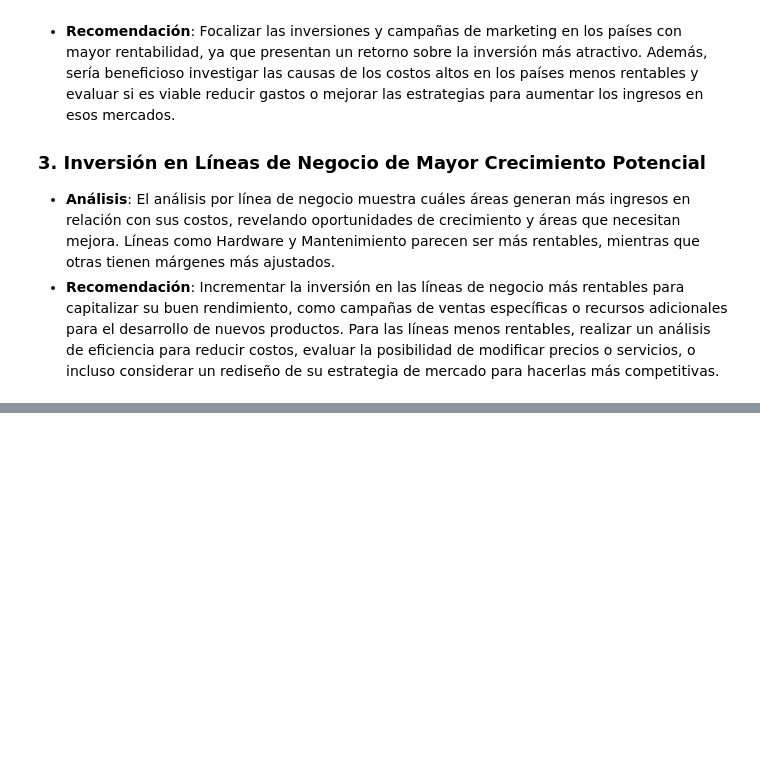
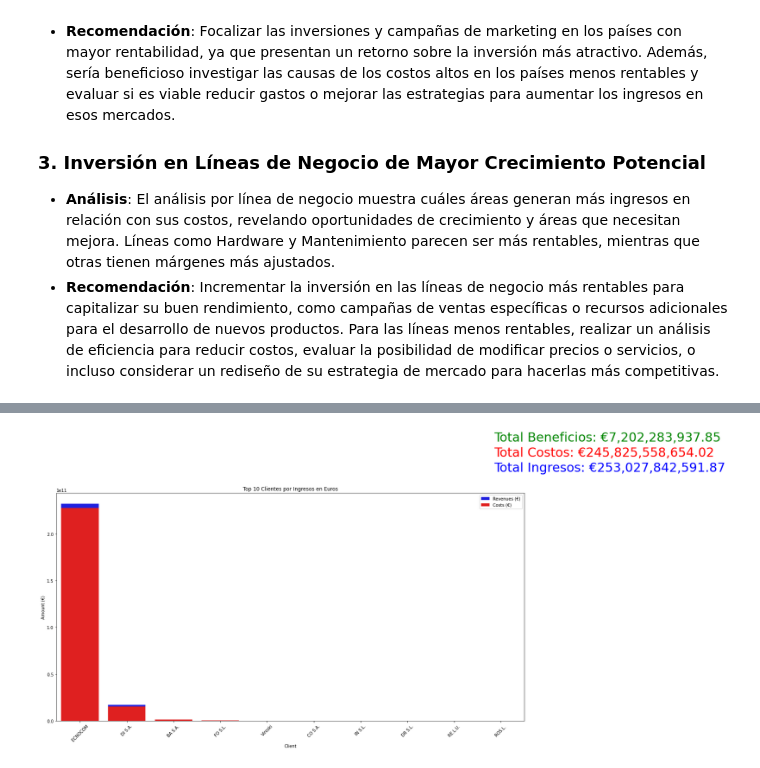
Before and after one commit to ctupac999/project-2-ironhack-media-es, a Jupyter notebook: project2.ipynb, the cells around one changed output, grey strips where cells are left out. Saved outputs shown, nothing was run; the diff lists cells and outputs as text; code cells hidden in the pictures; blank space fills up the shorter version.

```diff
--- a/project2.ipynb
+++ b/project2.ipynb
@@ -123,3 +181,87 @@ Tres recomendaciones estratégicas basadas en el análisis de los datos proporci
 ### 3. **Inversión en Líneas de Negocio de Mayor Crecimiento Potencial**
    - **Análisis**: El análisis por línea de negocio muestra cuáles áreas generan más ingresos en relación con sus costos, revelando oportunidades de crecimiento y áreas que necesitan mejora. Líneas como Hardware y Mantenimiento parecen ser más rentables, mientras que otras tienen márgenes más ajustados.
    - **Recomendación**: Incrementar la inversión en las líneas de negocio más rentables para capitalizar su buen rendimiento, como campañas de ventas específicas o recursos adicionales para el desarrollo de nuevos productos. Para las líneas menos rentables, realizar un análisis de eficiencia para reducir costos, evaluar la posibilidad de modificar precios o servicios, o incluso considerar un rediseño de su estrategia de mercado para hacerlas más competitivas.
+# %%
+import pandas as pd
+import matplotlib.pyplot as plt
+import seaborn as sns
+
+# Cargar los datos desde el archivo Excel (ya que no tienes el archivo aquí, el código está adaptado para tu estructura)
+df = pd.read_excel("./project_dataset/IronHack_Media_dataset.xlsx")
+
+# Diccionario de tasas de conversión (al 6 de noviembre de 2024)
+conversion_rates = {
+    'EUR': 1,
+    'Peso CO': 0.000211,
+    'Peso MX': 0.05,
+}
+
+# Convertir los ingresos y costos a euros utilizando las tasas de conversión
+df['Revenues_EUR'] = df.apply(lambda row: row['Revenues'] * conversion_rates.get(row['Currency'], 1), axis=1)
+df['Costs_EUR'] = df.apply(lambda row: row['Costs'] * conversion_rates.get(row['Currency'], 1), axis=1)
+
+# Análisis por Cliente: Agrupar por cliente y sumar los ingresos y costos en euros
+cliente_df = df.groupby('Client').agg({'Revenues_EUR': 'sum', 'Costs_EUR': 'sum'}).reset_index()
+cliente_df['Profit'] = cliente_df['Revenues_EUR'] - cliente_df['Costs_EUR']
+
+# Calcular los totales de las columnas
+totals = cliente_df[['Revenues_EUR', 'Costs_EUR', 'Profit']].sum()
+
+# Mostrar los totales
+print("Totales Generales:")
+print(f"Total de Ingresos (Revenues) en Euros: €{totals['Revenues_EUR']:,.2f}")
+print(f"Total de Costos en Euros: €{totals['Costs_EUR']:,.2f}")
+print(f"Total de Beneficios (Profit) en Euros: €{totals['Profit']:,.2f}")
+
+# Seleccionar los 10 clientes más altos y los 10 más bajos por ingresos
+top_10_clients = cliente_df.nlargest(10, 'Revenues_EUR')
+bottom_10_clients = cliente_df.nsmallest(10, 'Revenues_EUR')
+
+# Crear el gráfico para los 10 clientes más altos
+plt.figure(figsize=(20, 10))
+sns.barplot(x='Client', y='Revenues_EUR', data=top_10_clients, color='b', label='Revenues (€)')
+sns.barplot(x='Client', y='Costs_EUR', data=top_10_clients, color='r', label='Costs (€)')
+plt.xlabel("Client")
+plt.ylabel("Amount (€)")
+plt.legend()
+plt.title("Top 10 Clientes por Ingresos en Euros")
+plt.xticks(rotation=45)
+
+# Agregar los totales como texto a la derecha del gráfico, con márgenes top y right
+margin_top = 0.05  # Márgenes en la parte superior (5% de la altura de la figura)
+margin_right = 0.85  # Márgenes a la derecha (85% del ancho de la figura)
+
+# Ajustar los márgenes según el porcentaje de la figura
+plt.figtext(margin_right, 1 - margin_top, f"Total Ingresos: €{totals['Revenues_EUR']:,.2f}", fontsize=30, color='blue', ha='left')
+plt.figtext(margin_right, 1 - (margin_top - 0.05), f"Total Costos: €{totals['Costs_EUR']:,.2f}", fontsize=30, color='red', ha='left')
+plt.figtext(margin_right, 1 - (margin_top - 0.10), f"Total Beneficios: €{totals['Profit']:,.2f}", fontsize=30, color='green', ha='left')
+
+plt.show()
+
+# Crear el gráfico para los 10 clientes más bajos
+plt.figure(figsize=(20, 10))
+sns.barplot(x='Client', y='Revenues_EUR', data=bottom_10_clients, color='b', label='Revenues (€)')
+sns.barplot(x='Client', y='Costs_EUR', data=bottom_10_clients, color='r', label='Costs (€)')
+plt.xlabel("Client")
+plt.ylabel("Amount (€)")
+plt.legend()
+plt.title("Bottom 10 Clientes por Ingresos en Euros")
+plt.xticks(rotation=45)
+
+# Agregar los totales como texto a la derecha del gráfico, con márgenes top y right
+plt.figtext(margin_right, 1 - margin_top, f"Total Ingresos: €{totals['Revenues_EUR']:,.2f}", fontsize=30, color='blue')
+plt.figtext(margin_right, 1 - (margin_top + 0.05), f"Total Costos: €{totals['Costs_EUR']:,.2f}", fontsize=30, color='red')
+plt.figtext(margin_right, 1 - (margin_top + 0.10), f"Total Beneficios: €{totals['Profit']:,.2f}", fontsize=30, color='green')
+
+plt.show()
+
+import pandas as pd
+
+# Cargar los datos desde el archivo Excel (ajusta la ruta del archivo según sea necesario)
+df = pd.read_excel("./project_dataset/IronHack_Media_dataset.xlsx")
+
+# Calcular la cantidad de clientes únicos
+cantidad_clientes = df['Client'].nunique()
+cantidad_clientes
+print (cantidad_clientes)
+# %% [output]
@@ -125,0 +272 @@ Tres recomendaciones estratégicas basadas en el análisis de los datos proporci
+[figure, added]
```
Also changed, not shown: parts of 5 cells of this notebook, 1 other file.
